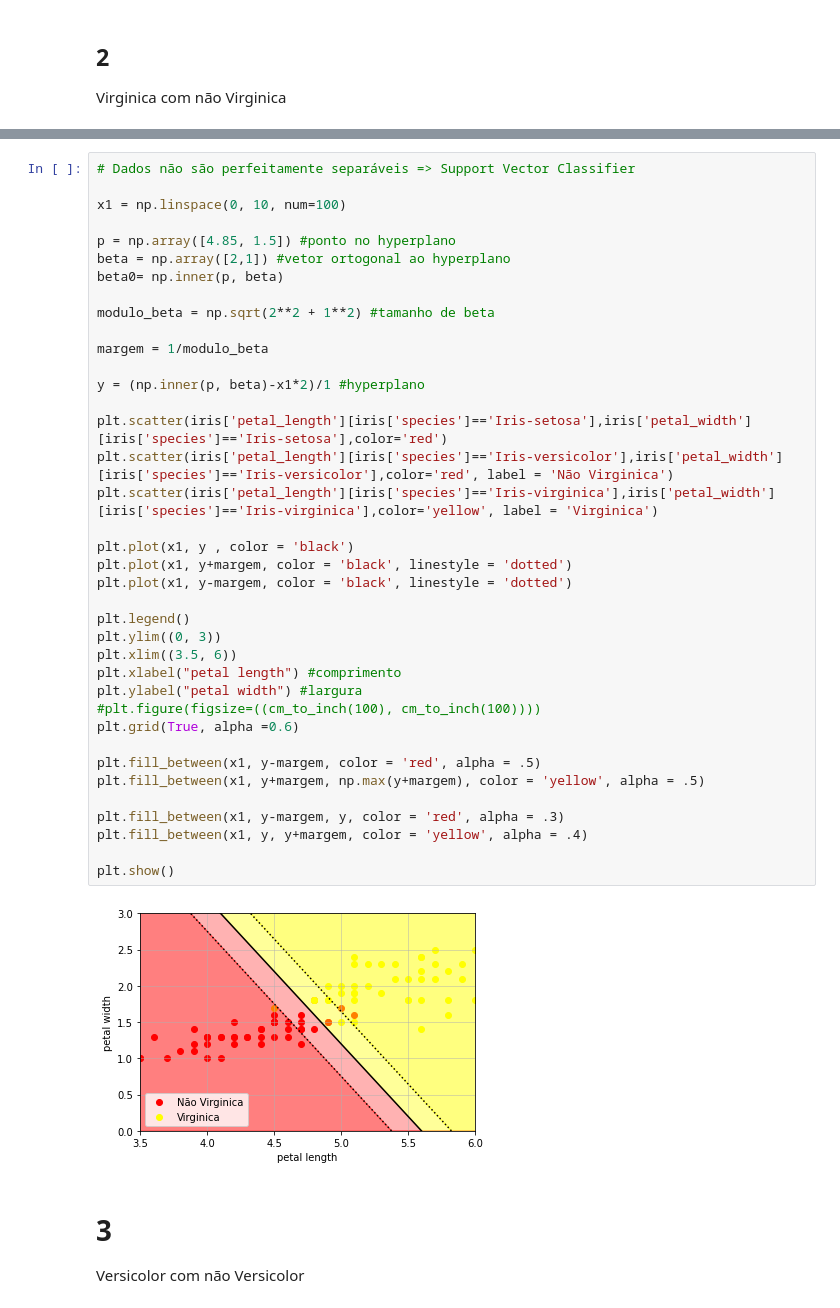
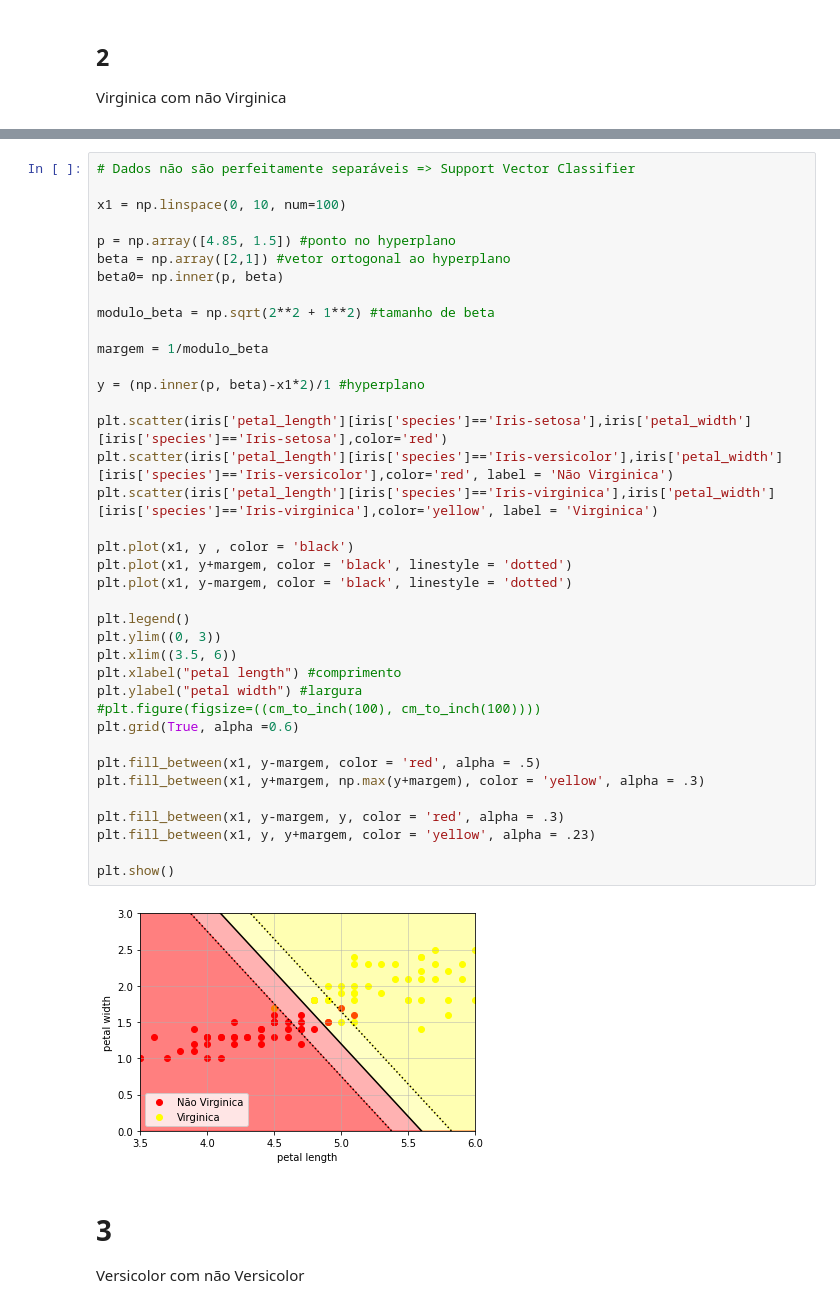
Before and after one commit to Faluhelyi/TOPICOS_2_cadernos, a Jupyter notebook: 9_4_An_Intro.ipynb, the cells around one changed output, grey strips where cells are left out. Drawn from its saved outputs; the diff is of its cells as text.

```diff
--- a/9_4_An_Intro.ipynb
+++ b/9_4_An_Intro.ipynb
@@ -155,36 +155,36 @@ beta = np.array([2,1]) #vetor ortogonal ao hyperplano
 beta0= np.inner(p, beta)
 
 modulo_beta = np.sqrt(2**2 + 1**2) #tamanho de beta
 
 margem = 1/modulo_beta
 
 y = (np.inner(p, beta)-x1*2)/1 #hyperplano
 
 plt.scatter(iris['petal_length'][iris['species']=='Iris-setosa'],iris['petal_width'][iris['species']=='Iris-setosa'],color='red')
 plt.scatter(iris['petal_length'][iris['species']=='Iris-versicolor'],iris['petal_width'][iris['species']=='Iris-versicolor'],color='red', label = 'Não Virginica')
 plt.scatter(iris['petal_length'][iris['species']=='Iris-virginica'],iris['petal_width'][iris['species']=='Iris-virginica'],color='yellow', label = 'Virginica')
 
 plt.plot(x1, y , color = 'black')
 plt.plot(x1, y+margem, color = 'black', linestyle = 'dotted')
 plt.plot(x1, y-margem, color = 'black', linestyle = 'dotted')
 
 plt.legend()
 plt.ylim((0, 3))
 plt.xlim((3.5, 6))
 plt.xlabel("petal length") #comprimento
 plt.ylabel("petal width") #largura
 #plt.figure(figsize=((cm_to_inch(100), cm_to_inch(100))))
 plt.grid(True, alpha =0.6)
 
 plt.fill_between(x1, y-margem, color = 'red', alpha = .5)
-plt.fill_between(x1, y+margem, np.max(y+margem), color = 'yellow', alpha = .5)
+plt.fill_between(x1, y+margem, np.max(y+margem), color = 'yellow', alpha = .3)
 
 plt.fill_between(x1, y-margem, y, color = 'red', alpha = .3)
-plt.fill_between(x1, y, y+margem, color = 'yellow', alpha = .4)
+plt.fill_between(x1, y, y+margem, color = 'yellow', alpha = .23)
 
 plt.show()
 # %% [output]
-[figure, old version]
+[figure, new version]
 # %% [markdown]
 # 3
 
```
Also changed, not shown: parts of 1 cell of this notebook.
